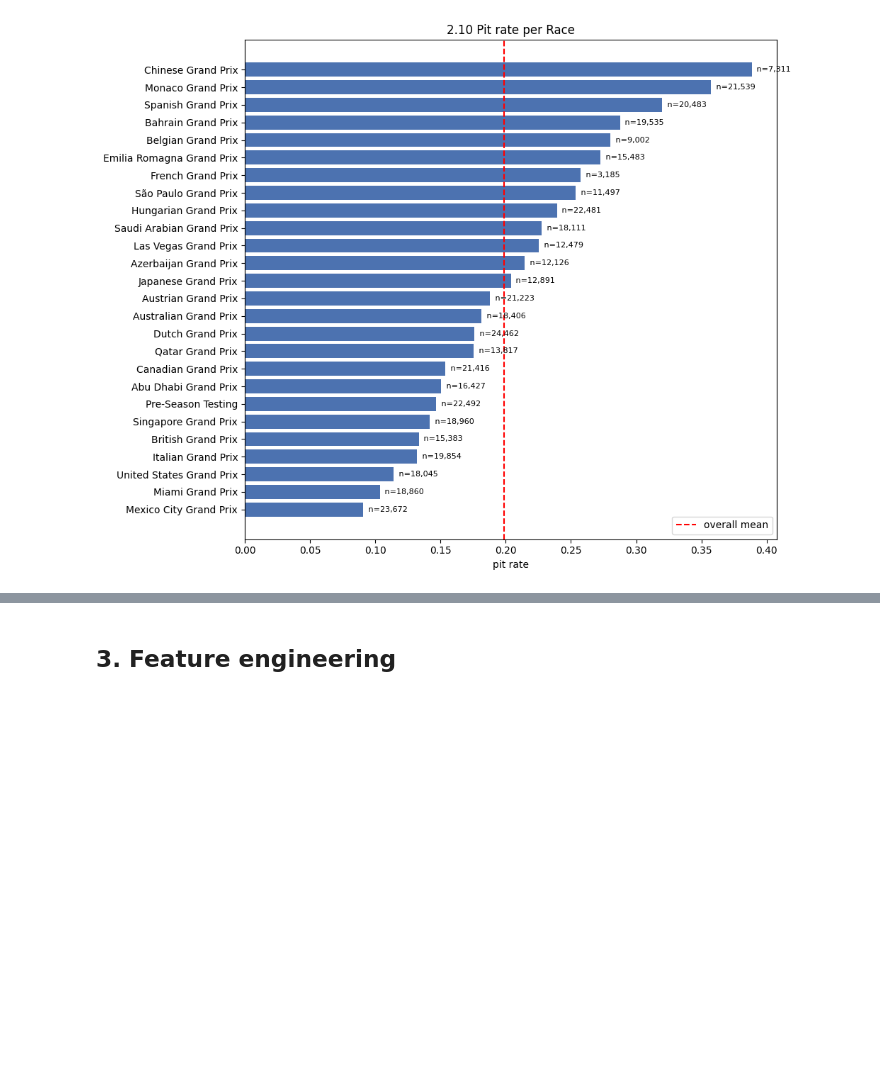
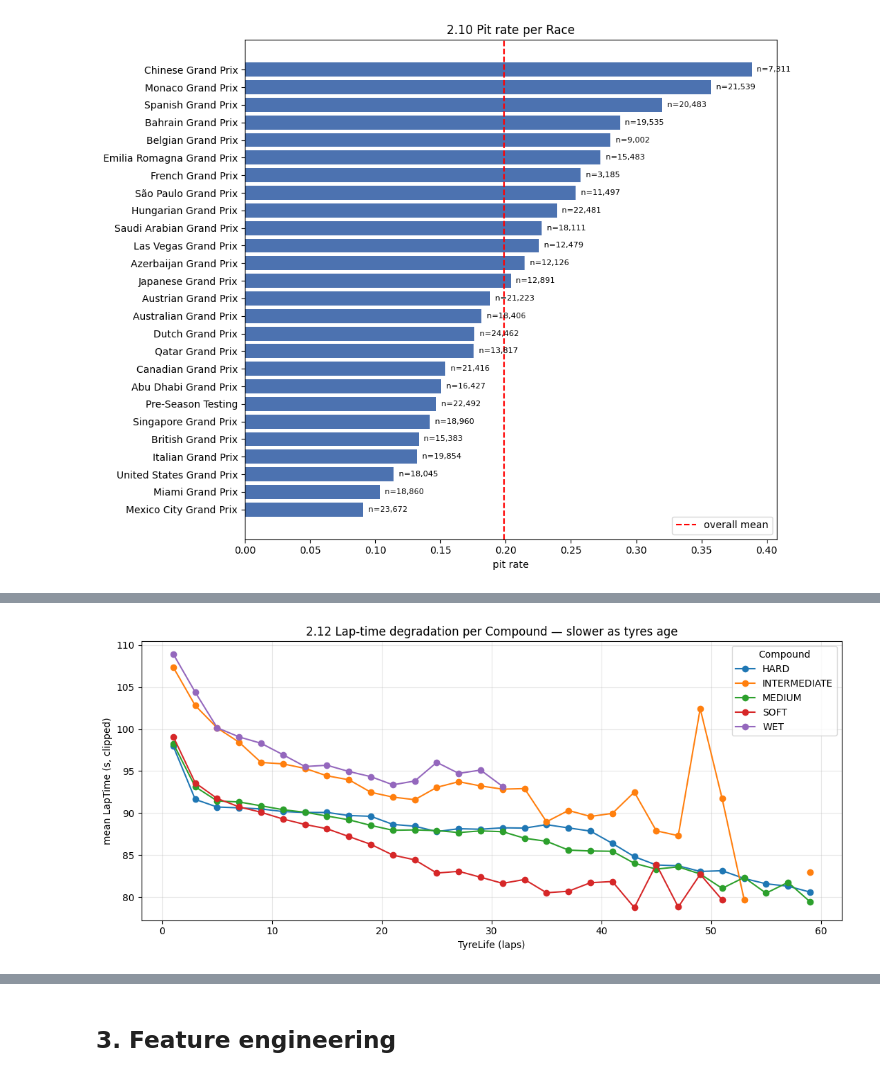
Before and after one commit to Propar2750/PitStop, a Jupyter notebook: training.ipynb, the cells around one changed output, grey strips where cells are left out. Cells and saved outputs as stored; diff of their text form; code cells hidden in the pictures; blank space fills up the shorter version.

```diff
--- a/training.ipynb
+++ b/training.ipynb
@@ -357,22 +366,24 @@ plt.tight_layout(); plt.show()
 # %%
 # 2.12 Lap-time degradation curves (per Compound)
 # This visualises the *physical reason* why pit stops happen: tyres lose grip with use.
 # We bin TyreLife and plot the mean LapTime (clipped to drop safety-car laps) for each
 # Compound.  Expect SOFT to start fastest but degrade steeply, HARD to be slower but
 # flatter, MEDIUM in between.  If the curves don't look that way, the Compound labels
 # may be noisy.
 
 deg = train[['TyreLife', 'Compound', 'LapTime (s)']].copy()
 deg['LapTime_clipped'] = clip_pct(deg['LapTime (s)'])
-deg['TL_bin'] = pd.cut(deg['TyreLife'], bins=np.arange(0, 51, 2))
+deg['TL_bin'] = pd.cut(deg['TyreLife'], bins=np.arange(0, 61, 2))
 agg = deg.groupby(['TL_bin', 'Compound'], observed=True)['LapTime_clipped'].mean().unstack()
 # Convert bin midpoints for x-axis
 agg.index = [iv.mid for iv in agg.index]
 
 fig, ax = plt.subplots(figsize=(11, 5))
 for compound in agg.columns:
     ax.plot(agg.index, agg[compound], marker='o', label=compound)
 ax.set_xlabel('TyreLife (laps)'); ax.set_ylabel('mean LapTime (s, clipped)')
 ax.set_title('2.12 Lap-time degradation per Compound — slower as tyres age')
 ax.legend(title='Compound'); ax.grid(alpha=0.3)
 plt.tight_layout(); plt.show()
+# %% [output]
+[figure, added]
```
Also changed, not shown: parts of 12 cells of this notebook.
